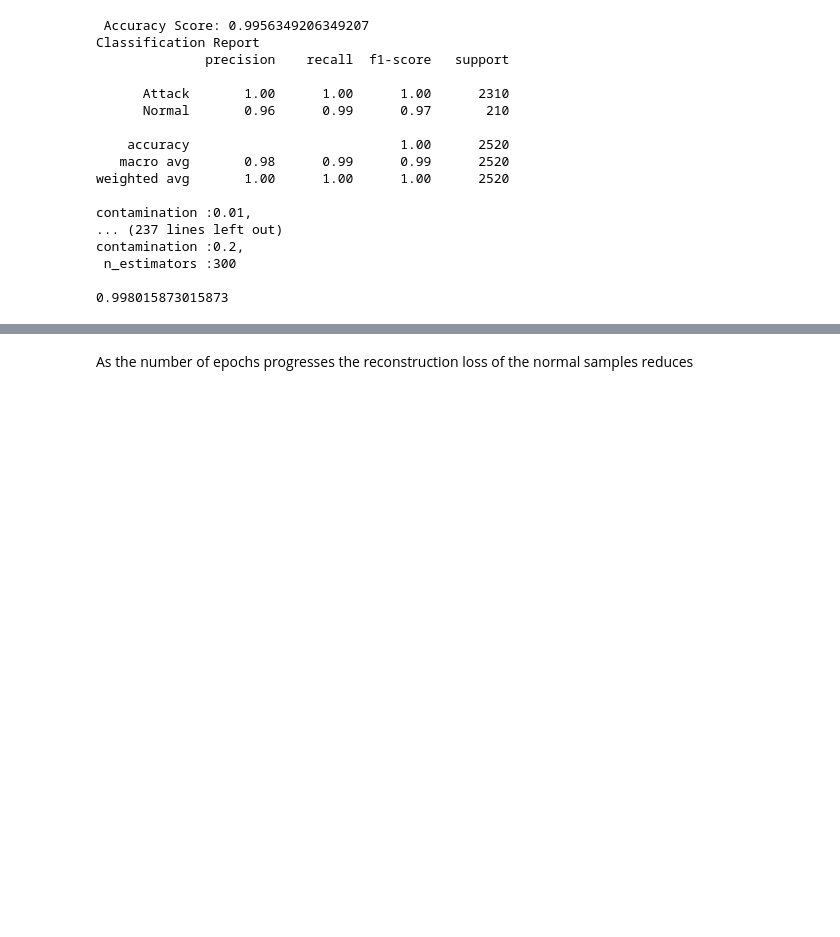
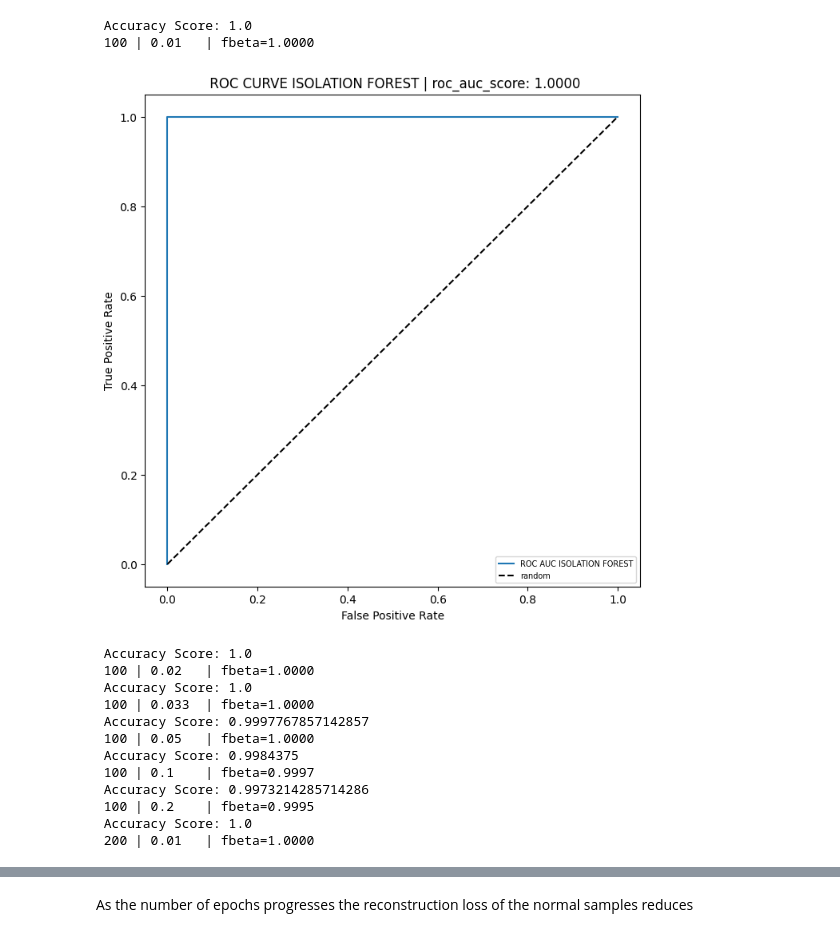
Before and after one commit to GeorgePelekas/AIGIS-IDS-SCADA-IEC104, a Jupyter notebook: AIGIS_Unsupervised.ipynb, the cells around one changed output, grey strips where cells are left out. Drawn from its saved outputs; the diff is of its cells as text; code cells hidden in the pictures; blank space fills up the shorter version.

```diff
--- a/AIGIS_Unsupervised.ipynb
+++ b/AIGIS_Unsupervised.ipynb
@@ -24,37 +58,55 @@ y_test=le.transform(testDf['Label'])
 # %%
+
 best=0
-normal_train_Df=trainDf[trainDf['Label'].isin(['NORMAL'])]
-y_test_real=testDf['Label'].apply(lambda label:1 if label=='NORMAL' else -1)
-X_train_normal=normal_train_Df.drop('Label',axis=1)
+n_estimators_unseen=1
 for n_estimators,contamination in product([100,200,300],[0.01,0.02,0.033,0.05,0.1,0.2]):
     ilf=IsolationForest(
         n_estimators = n_estimators,
         contamination=contamination,
         random_state=63
     )
-    ilf.fit(X_train_normal)
-    pred=ilf.predict(X_test)
-    print(f' Accuracy Score: {accuracy_score(y_test_real,pred)}')
-    print(f'Classification Report \n{classification_report(y_test_real, pred, target_names=['Attack', 'Normal'])}')
-    print(f'contamination :{contamination},\n n_estimators :{n_estimators}\n')
-    if accuracy_score(y_test_real,pred)>best:
-        best=accuracy_score(y_test_real,pred)
+    if n_estimators_unseen!=n_estimators:
+        unseen=True
+        n_estimators_unseen=n_estimators
+    ilf.fit(X_train)
+    pred=ilf.predict(X_dev)
+
+    print(f' Accuracy Score: {accuracy_score(y_dev_real,pred)}')
+    fbeta=fbeta_score(y_dev_real,pred,beta=2,pos_label=-1)
+    if fbeta>best:
+        best=fbeta
+        best_con_est=contamination,n_estimators
+        best_classification_report=classification_report(y_dev_real, pred, target_names=['Attack', 'Normal'])
+    print(f'{n_estimators:>4} | {contamination:<6} | fbeta={fbeta:.4f}')
+    if unseen:
+            ilf_score=ilf.score_samples(X_dev)
+            fpr,tpr,_=roc_curve(y_dev_bin,-ilf_score)
+            ilf_auc=roc_auc_score(y_dev_bin,-ilf_score)
+            plt.figure(figsize=(8,8))
+            plt.plot(fpr,tpr,label='ROC AUC ISOLATION FOREST')
+            plt.plot([0,1],[0,1],'k--',label='random')
+            plt.xlabel('False Positive Rate')
+            plt.ylabel('True Positive Rate')
+            plt.legend(loc='lower right',fontsize=7)
+            plt.title(f' ROC CURVE ISOLATION FOREST | roc_auc_score: {ilf_auc:.4f}')
+            plt.show()
+    unseen=False
 print(best)
+print(best_classification_report)
+print(best_con_est)
 # %% [output]
- Accuracy Score: 0.9956349206349207
-Classification Report
-              precision    recall  f1-score   support
-
-      Attack       1.00      1.00      1.00      2310
-      Normal       0.96      0.99      0.97       210
-
-    accuracy                           1.00      2520
-   macro avg       0.98      0.99      0.99      2520
-weighted avg       1.00      1.00      1.00      2520
-
-contamination :0.01,
-... (237 lines left out)
-contamination :0.2,
- n_estimators :300
-
-0.998015873015873
+ Accuracy Score: 1.0
+ 100 | 0.01   | fbeta=1.0000
+[figure, added]
+ Accuracy Score: 1.0
+ 100 | 0.02   | fbeta=1.0000
+ Accuracy Score: 1.0
+ 100 | 0.033  | fbeta=1.0000
+ Accuracy Score: 0.9997767857142857
+ 100 | 0.05   | fbeta=1.0000
+ Accuracy Score: 0.9984375
+ 100 | 0.1    | fbeta=0.9997
+ Accuracy Score: 0.9973214285714286
+ 100 | 0.2    | fbeta=0.9995
+ Accuracy Score: 1.0
+ 200 | 0.01   | fbeta=1.0000
```
Also changed, not shown: parts of 13 cells of this notebook, 1 other file.
